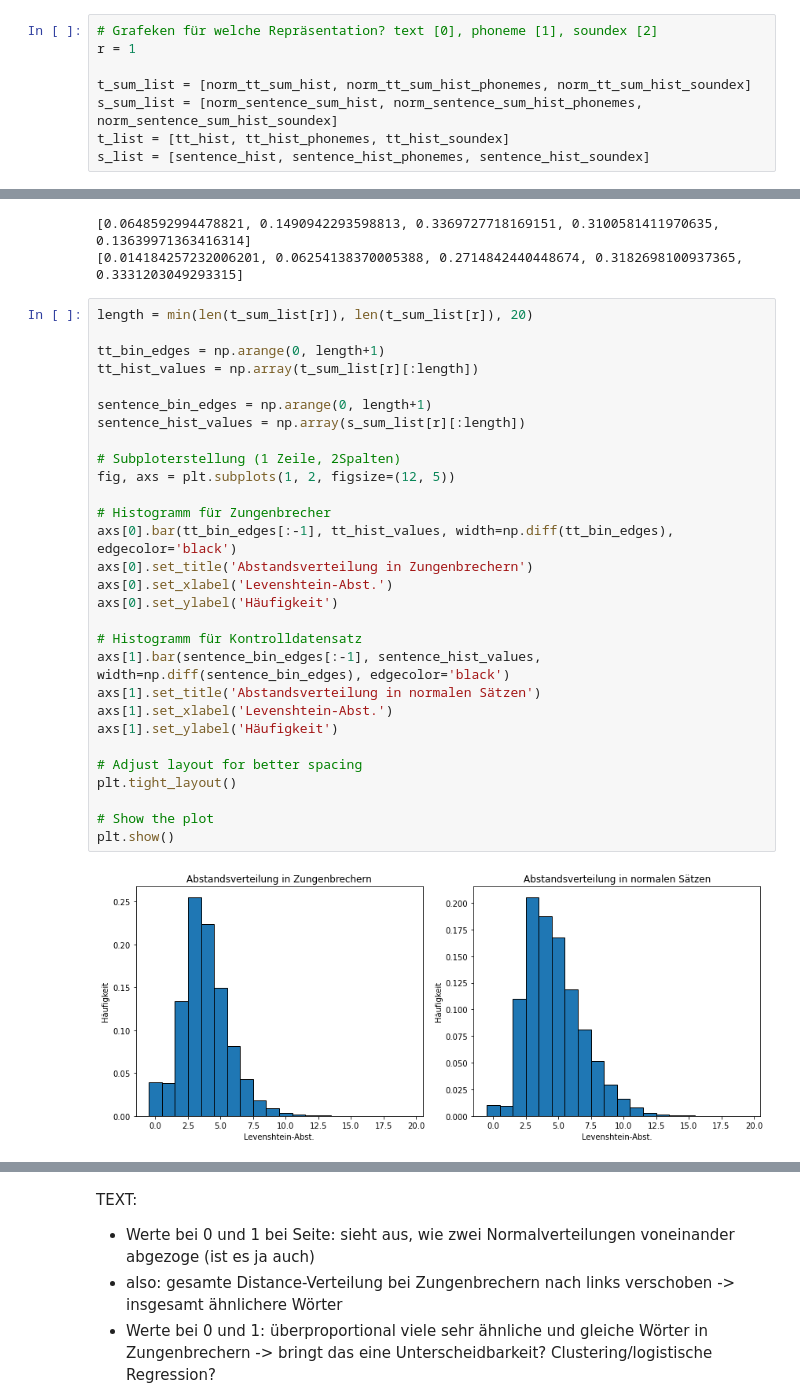
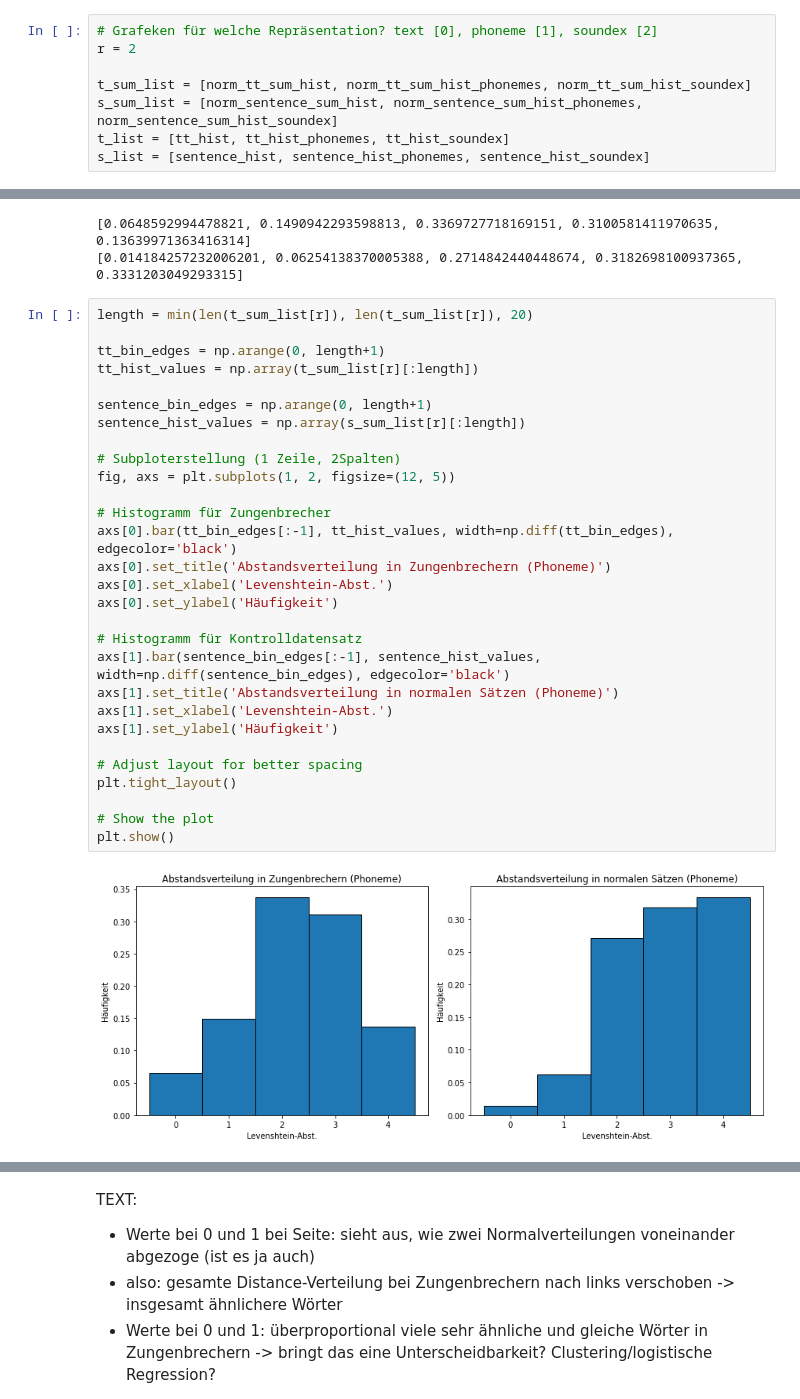
Before and after one commit to albertokoeselmunoz/tongue_twisters, a Jupyter notebook: distances.ipynb, the cells around one changed output, grey strips where cells are left out. Saved outputs shown, nothing was run; the diff lists cells and outputs as text.

```diff
--- a/distances.ipynb
+++ b/distances.ipynb
@@ -377,7 +393,7 @@ print(norm_sentence_sum_hist)
 ##### Durchschnitt über gesamte Datensätze
 # %%
 # Grafeken für welche Repräsentation? text [0], phoneme [1], soundex [2]
-r = 1
+r = 2
 
 t_sum_list = [norm_tt_sum_hist, norm_tt_sum_hist_phonemes, norm_tt_sum_hist_soundex]
 s_sum_list = [norm_sentence_sum_hist, norm_sentence_sum_hist_phonemes, norm_sentence_sum_hist_soundex]
@@ -392,34 +408,34 @@ print(s_sum_list[r])
 # %%
 length = min(len(t_sum_list[r]), len(t_sum_list[r]), 20)
 
 tt_bin_edges = np.arange(0, length+1)
 tt_hist_values = np.array(t_sum_list[r][:length])
 
 sentence_bin_edges = np.arange(0, length+1)
 sentence_hist_values = np.array(s_sum_list[r][:length])
 
 # Subploterstellung (1 Zeile, 2Spalten)
 fig, axs = plt.subplots(1, 2, figsize=(12, 5))
 
 # Histogramm für Zungenbrecher
 axs[0].bar(tt_bin_edges[:-1], tt_hist_values, width=np.diff(tt_bin_edges), edgecolor='black')
-axs[0].set_title('Abstandsverteilung in Zungenbrechern')
+axs[0].set_title('Abstandsverteilung in Zungenbrechern (Phoneme)')
 axs[0].set_xlabel('Levenshtein-Abst.')
 axs[0].set_ylabel('Häufigkeit')
 
 # Histogramm für Kontrolldatensatz
 axs[1].bar(sentence_bin_edges[:-1], sentence_hist_values, width=np.diff(sentence_bin_edges), edgecolor='black')
-axs[1].set_title('Abstandsverteilung in normalen Sätzen')
+axs[1].set_title('Abstandsverteilung in normalen Sätzen (Phoneme)')
 axs[1].set_xlabel('Levenshtein-Abst.')
 axs[1].set_ylabel('Häufigkeit')
 
 # Adjust layout for better spacing
 plt.tight_layout()
 
 # Show the plot
 plt.show()
 # %% [output]
-[figure, old version]
+[figure, new version]
 # %%
 print(t_sum_list[r], len(t_sum_list[r]))
 print(s_sum_list[r], len(s_sum_list[r]))
```
Also changed, not shown: parts of 7 cells of this notebook.
